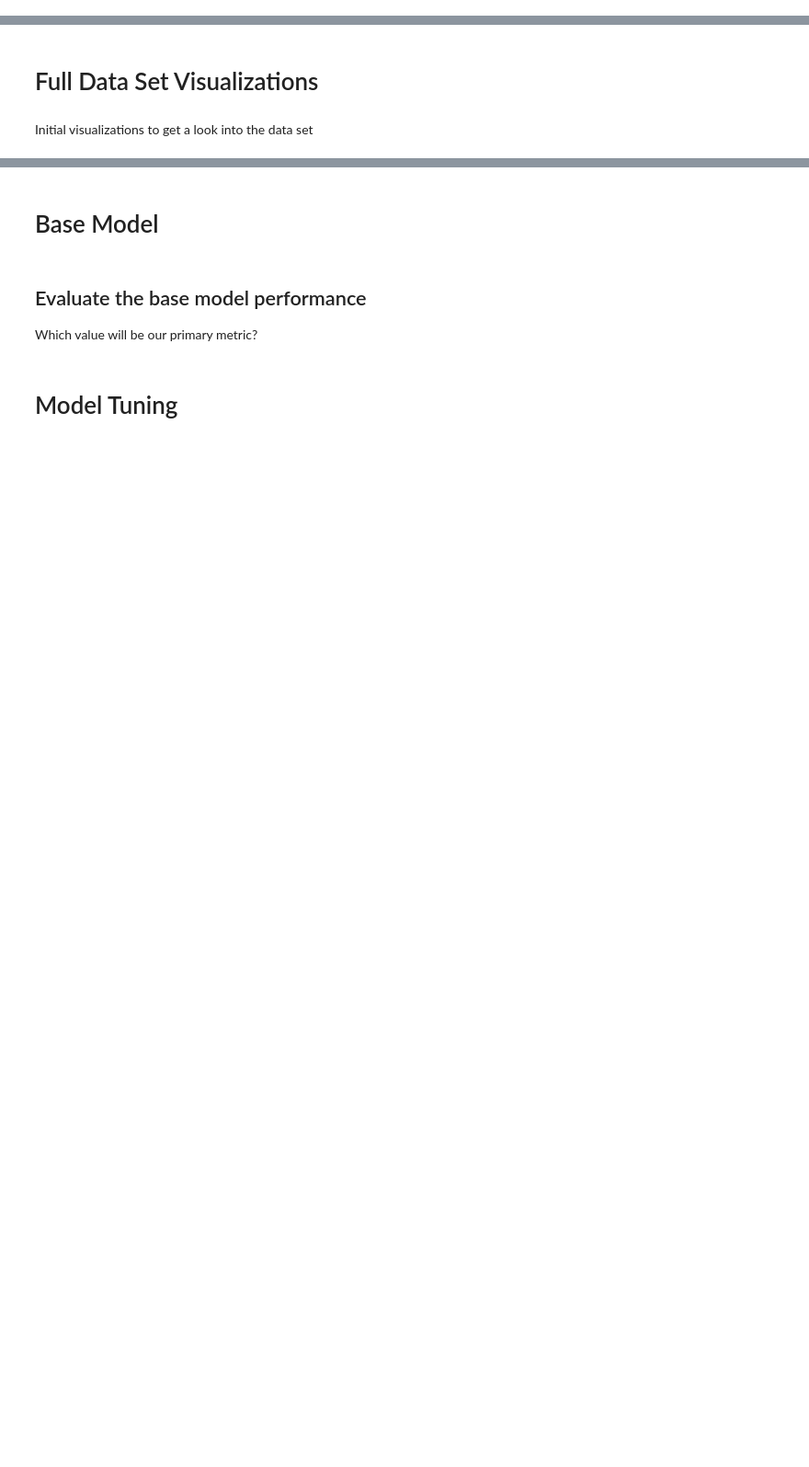
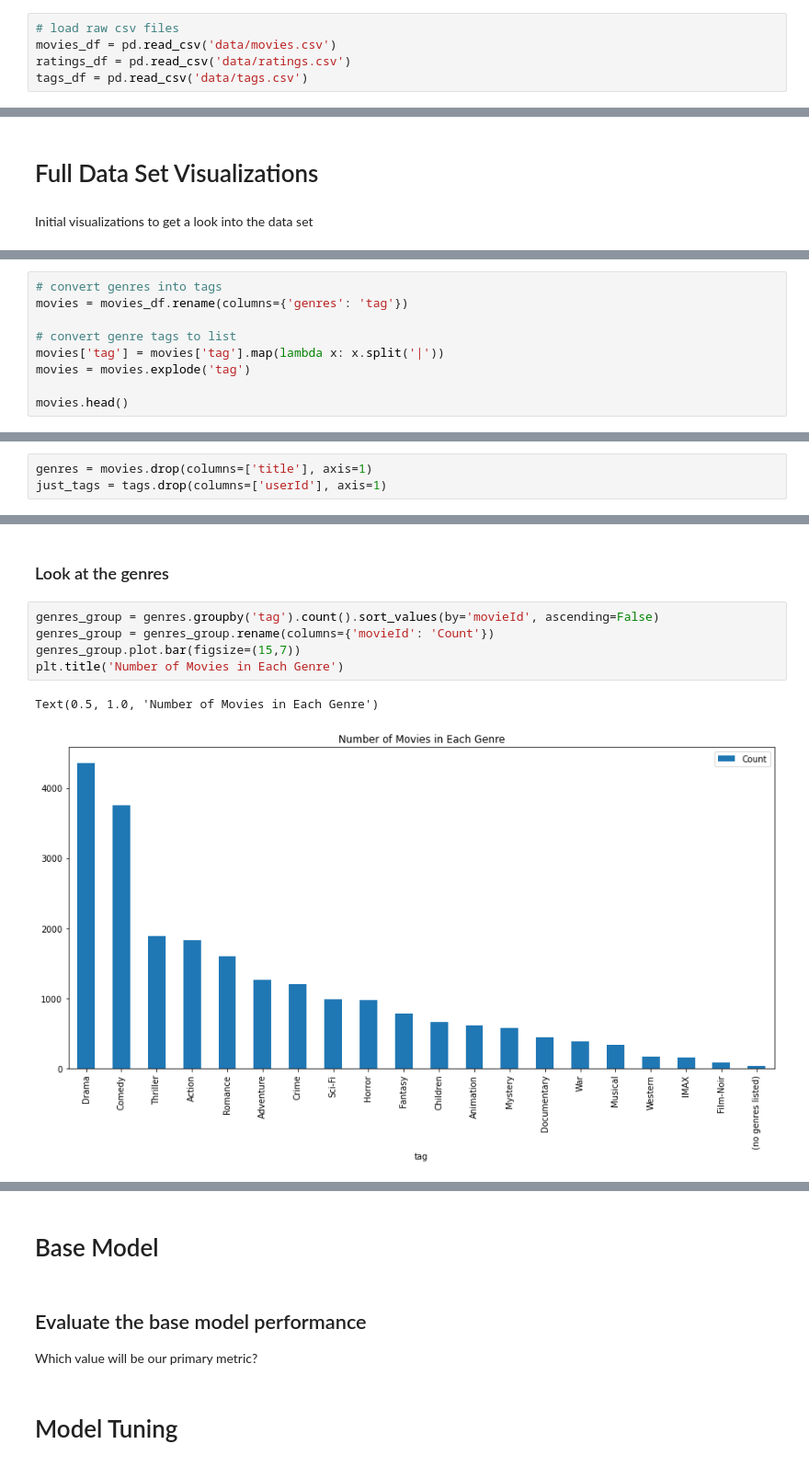
Before and after one commit to abigailjcampbell/doc-phase-4-project, a Jupyter notebook: data_analysis.ipynb, the cells around one changed output, grey strips where cells are left out. Shown at 92% size. Drawn from its saved outputs; the diff is of its cells as text; blank space fills up the shorter version.

```diff
--- a/data_analysis.ipynb
+++ b/data_analysis.ipynb
@@ -46,0 +61,5 @@ import matplotlib.pyplot as plt
+# %%
+# load raw csv files
+movies_df = pd.read_csv('data/movies.csv')
+ratings_df = pd.read_csv('data/ratings.csv')
+tags_df = pd.read_csv('data/tags.csv')
@@ -57,0 +327,9 @@ Prepare the data to be compatible with classification
+# %%
+# convert genres into tags
+movies = movies_df.rename(columns={'genres': 'tag'})
+
+# convert genre tags to list
+movies['tag'] = movies['tag'].map(lambda x: x.split('|'))
+movies = movies.explode('tag')
+
+movies.head()
@@ -57,0 +343,3 @@ Prepare the data to be compatible with classification
+# %%
+genres = movies.drop(columns=['title'], axis=1)
+just_tags = tags.drop(columns=['userId'], axis=1)
@@ -57,0 +407,10 @@ Prepare the data to be compatible with classification
+# %% [markdown]
+### Look at the genres
+# %%
+genres_group = genres.groupby('tag').count().sort_values(by='movieId', ascending=False)
+genres_group = genres_group.rename(columns={'movieId': 'Count'})
+genres_group.plot.bar(figsize=(15,7))
+plt.title('Number of Movies in Each Genre')
+# %% [output]
+Text(0.5, 1.0, 'Number of Movies in Each Genre')
+[figure, added]
```
Also changed, not shown: parts of 68 cells of this notebook.
